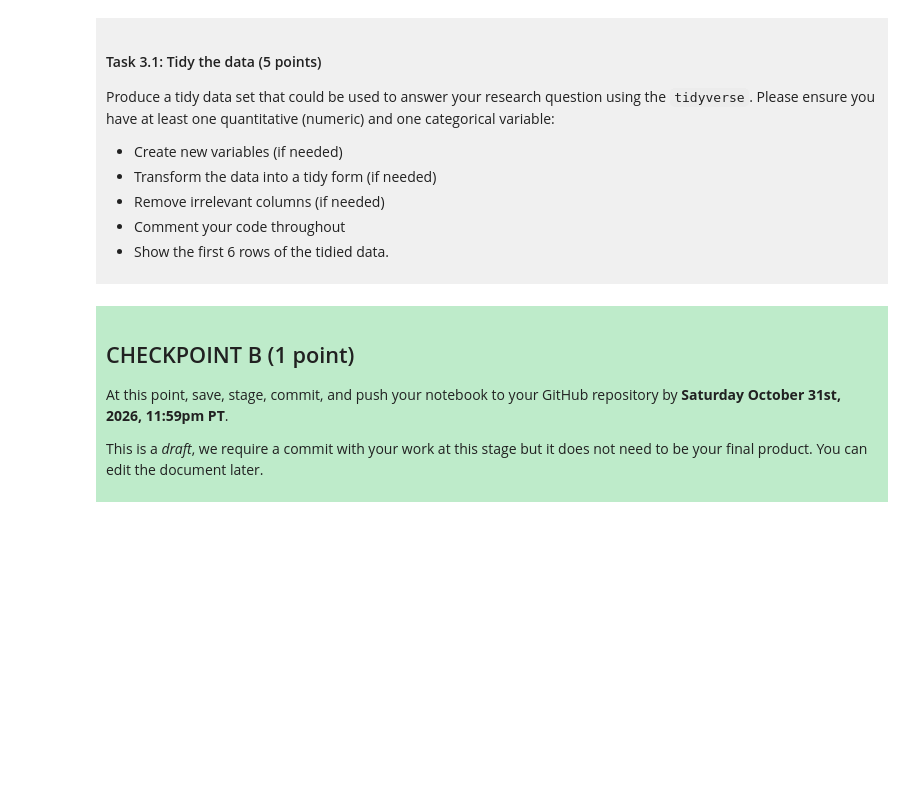
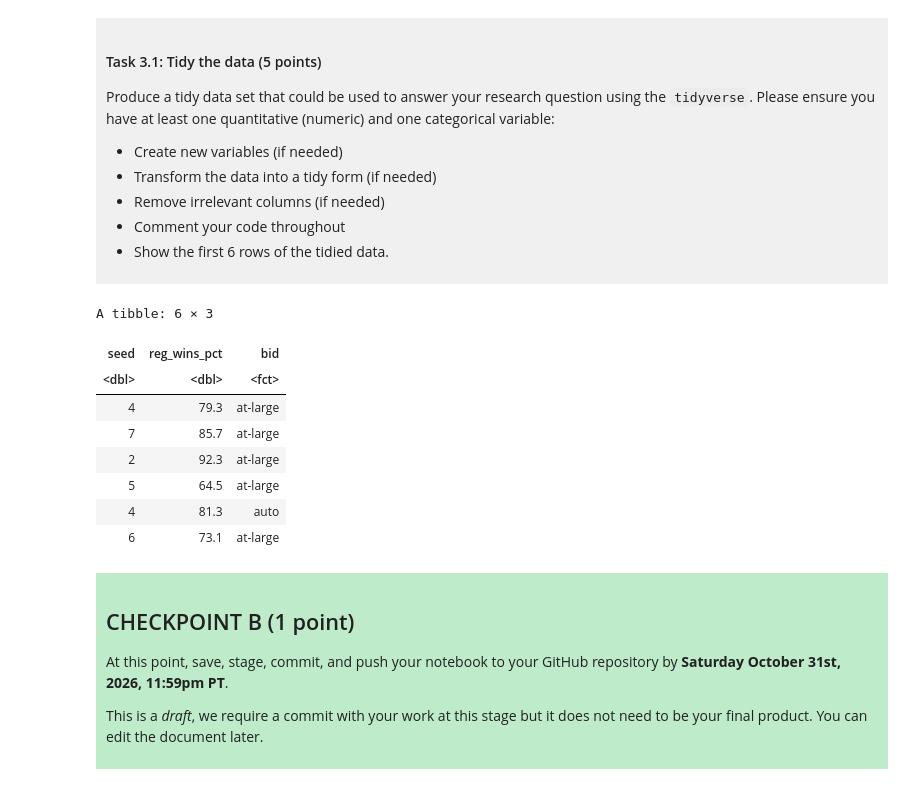
Before and after one commit to lsidhu25/dsci-100-project-livleen-sidhu, a Jupyter notebook: dsci-100-project-notebook.ipynb, the cells around one changed output. Drawn from its saved outputs; the diff is of its cells as text; code cells hidden in the pictures; blank space fills up the shorter version.

```diff
--- a/dsci-100-project-notebook.ipynb
+++ b/dsci-100-project-notebook.ipynb
@@ -189,7 +220,27 @@ Produce a tidy data set that could be used to answer your research question usin
 
 </div>
 # %%
-### EDIT THIS CODE CELL ###
+tidy_madness <- march_madness |>
+#Creating new dataset that will better help us answer our predictive question
+select(seed, reg_wins_pct, bid) |>
+#Selecting only the columns of interest (i.e. the variable we are trying to predict, bid; and the two variables being used to predict (seed and region win percentage)).
+mutate(bid = as.factor(bid)) |>
+#Turning our categorical variable into a factor so that R treats it as such moving forward
+drop_na()
+#Removing all rows containing missing values
+
+head(tidy_madness)
+#Only showing first 6 rows of our newly tidied data
+# %% [output]
+A tibble: 6 × 3
+| seed | reg_wins_pct | bid |
+| <dbl> | <dbl> | <fct> |
+| 4 | 79.3 | at-large |
+| 7 | 85.7 | at-large |
+| 2 | 92.3 | at-large |
+| 5 | 64.5 | at-large |
+| 4 | 81.3 | auto |
+| 6 | 73.1 | at-large |
 # %% [markdown]
 <div style="background-color: #beebca; padding: 10px;">
 
```
Also changed, not shown: parts of 3 cells of this notebook.
